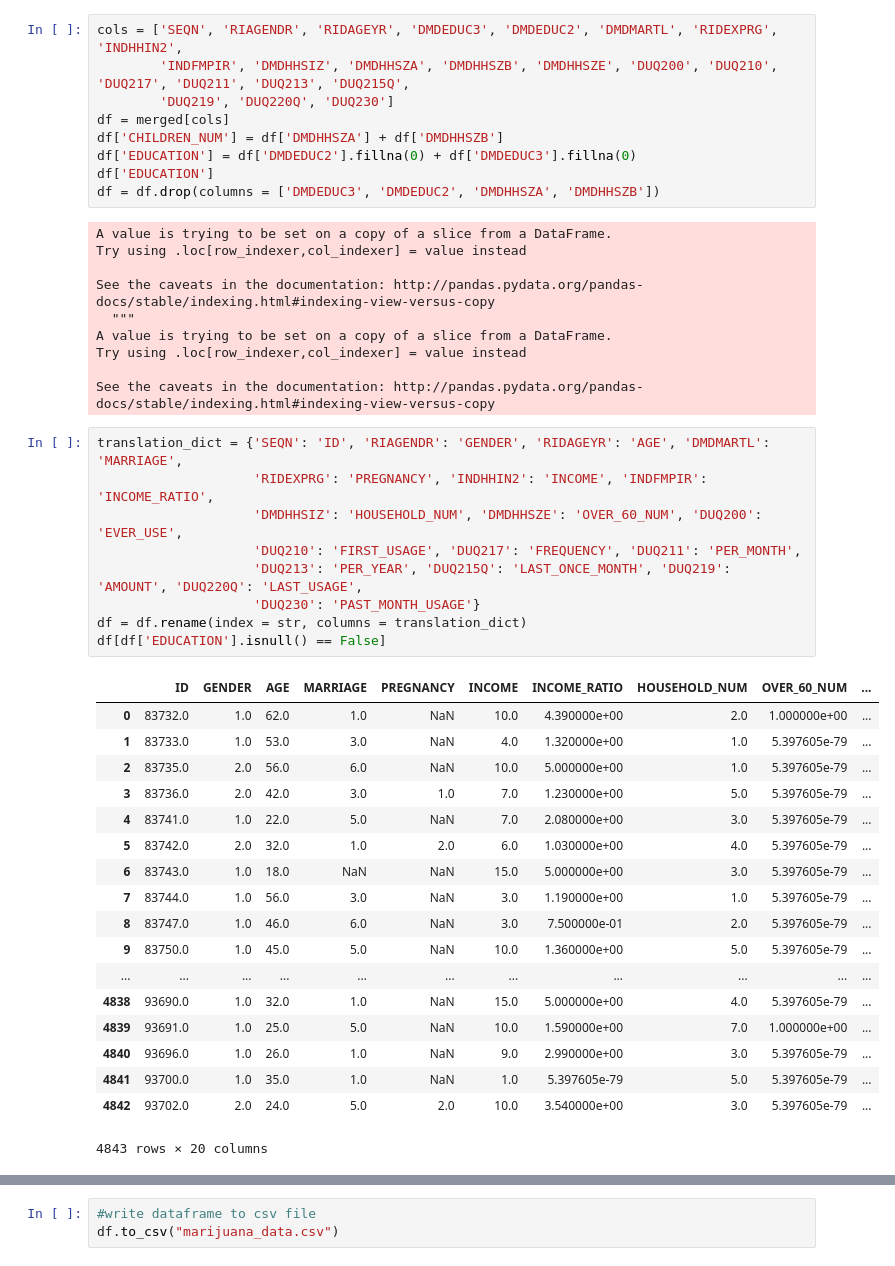
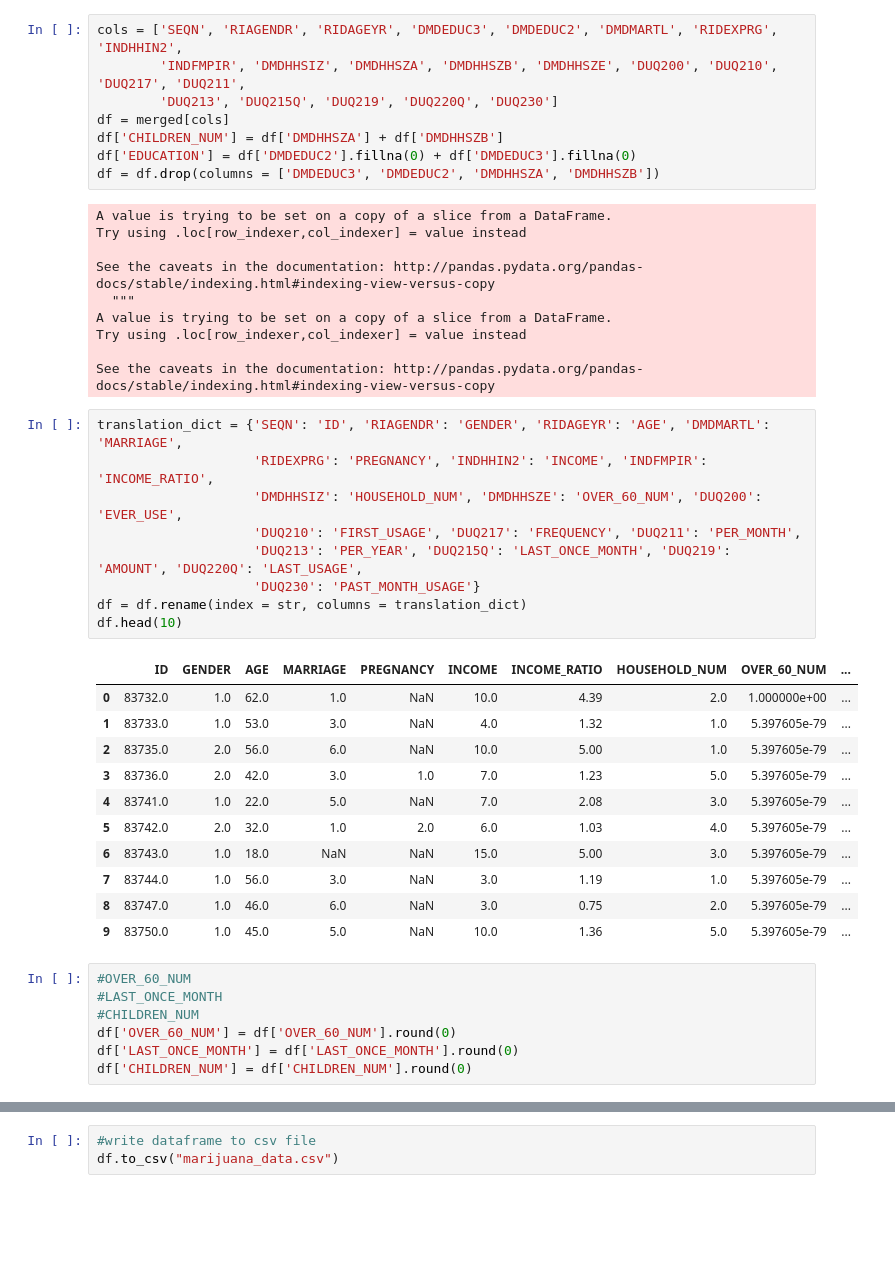
Before and after one commit to gthein/COGS108-FinalProject, a Jupyter notebook: Dataset.ipynb, the cells around one changed output, grey strips where cells are left out. Drawn from its saved outputs; the diff is of its cells as text; blank space fills up the shorter version.

```diff
--- a/Dataset.ipynb
+++ b/Dataset.ipynb
@@ -36,12 +36,11 @@ merged.head()
 5 rows × 88 columns
 # %%
 cols = ['SEQN', 'RIAGENDR', 'RIDAGEYR', 'DMDEDUC3', 'DMDEDUC2', 'DMDMARTL', 'RIDEXPRG', 'INDHHIN2',
-        'INDFMPIR', 'DMDHHSIZ', 'DMDHHSZA', 'DMDHHSZB', 'DMDHHSZE', 'DUQ200', 'DUQ210', 'DUQ217', 'DUQ211', 'DUQ213', 'DUQ215Q',
-        'DUQ219', 'DUQ220Q', 'DUQ230']
+        'INDFMPIR', 'DMDHHSIZ', 'DMDHHSZA', 'DMDHHSZB', 'DMDHHSZE', 'DUQ200', 'DUQ210', 'DUQ217', 'DUQ211',
+        'DUQ213', 'DUQ215Q', 'DUQ219', 'DUQ220Q', 'DUQ230']
 df = merged[cols]
 df['CHILDREN_NUM'] = df['DMDHHSZA'] + df['DMDHHSZB']
 df['EDUCATION'] = df['DMDEDUC2'].fillna(0) + df['DMDEDUC3'].fillna(0)
-df['EDUCATION']
 df = df.drop(columns = ['DMDEDUC3', 'DMDEDUC2', 'DMDHHSZA', 'DMDHHSZB'])
 # %% [output]
 A value is trying to be set on a copy of a slice from a DataFrame.
@@ -56,28 +55,28 @@ See the caveats in the documentation: http://pandas.pydata.org/pandas-docs/stabl
 # %%
 translation_dict = {'SEQN': 'ID', 'RIAGENDR': 'GENDER', 'RIDAGEYR': 'AGE', 'DMDMARTL': 'MARRIAGE',
                     'RIDEXPRG': 'PREGNANCY', 'INDHHIN2': 'INCOME', 'INDFMPIR': 'INCOME_RATIO',
                     'DMDHHSIZ': 'HOUSEHOLD_NUM', 'DMDHHSZE': 'OVER_60_NUM', 'DUQ200': 'EVER_USE',
                     'DUQ210': 'FIRST_USAGE', 'DUQ217': 'FREQUENCY', 'DUQ211': 'PER_MONTH',
                     'DUQ213': 'PER_YEAR', 'DUQ215Q': 'LAST_ONCE_MONTH', 'DUQ219': 'AMOUNT', 'DUQ220Q': 'LAST_USAGE',
                     'DUQ230': 'PAST_MONTH_USAGE'}
 df = df.rename(index = str, columns = translation_dict)
-df[df['EDUCATION'].isnull() == False]
+df.head(10)
 # %% [output]
 |  | ID | GENDER | AGE | MARRIAGE | PREGNANCY | INCOME | INCOME_RATIO | HOUSEHOLD_NUM | OVER_60_NUM | ... |
-| 0 | 83732.0 | 1.0 | 62.0 | 1.0 | NaN | 10.0 | 4.390000e+00 | 2.0 | 1.000000e+00 | ... |
-| 1 | 83733.0 | 1.0 | 53.0 | 3.0 | NaN | 4.0 | 1.320000e+00 | 1.0 | 5.397605e-79 | ... |
-| 2 | 83735.0 | 2.0 | 56.0 | 6.0 | NaN | 10.0 | 5.000000e+00 | 1.0 | 5.397605e-79 | ... |
-| 3 | 83736.0 | 2.0 | 42.0 | 3.0 | 1.0 | 7.0 | 1.230000e+00 | 5.0 | 5.397605e-79 | ... |
-| 4 | 83741.0 | 1.0 | 22.0 | 5.0 | NaN | 7.0 | 2.080000e+00 | 3.0 | 5.397605e-79 | ... |
-| 5 | 83742.0 | 2.0 | 32.0 | 1.0 | 2.0 | 6.0 | 1.030000e+00 | 4.0 | 5.397605e-79 | ... |
-| 6 | 83743.0 | 1.0 | 18.0 | NaN | NaN | 15.0 | 5.000000e+00 | 3.0 | 5.397605e-79 | ... |
-| 7 | 83744.0 | 1.0 | 56.0 | 3.0 | NaN | 3.0 | 1.190000e+00 | 1.0 | 5.397605e-79 | ... |
-| 8 | 83747.0 | 1.0 | 46.0 | 6.0 | NaN | 3.0 | 7.500000e-01 | 2.0 | 5.397605e-79 | ... |
-| 9 | 83750.0 | 1.0 | 45.0 | 5.0 | NaN | 10.0 | 1.360000e+00 | 5.0 | 5.397605e-79 | ... |
-| ... | ... | ... | ... | ... | ... | ... | ... | ... | ... | ... |
-| 4838 | 93690.0 | 1.0 | 32.0 | 1.0 | NaN | 15.0 | 5.000000e+00 | 4.0 | 5.397605e-79 | ... |
-| 4839 | 93691.0 | 1.0 | 25.0 | 5.0 | NaN | 10.0 | 1.590000e+00 | 7.0 | 1.000000e+00 | ... |
-| 4840 | 93696.0 | 1.0 | 26.0 | 1.0 | NaN | 9.0 | 2.990000e+00 | 3.0 | 5.397605e-79 | ... |
-| 4841 | 93700.0 | 1.0 | 35.0 | 1.0 | NaN | 1.0 | 5.397605e-79 | 5.0 | 5.397605e-79 | ... |
-| 4842 | 93702.0 | 2.0 | 24.0 | 5.0 | 2.0 | 10.0 | 3.540000e+00 | 3.0 | 5.397605e-79 | ... |
+| 0 | 83732.0 | 1.0 | 62.0 | 1.0 | NaN | 10.0 | 4.39 | 2.0 | 1.000000e+00 | ... |
+| 1 | 83733.0 | 1.0 | 53.0 | 3.0 | NaN | 4.0 | 1.32 | 1.0 | 5.397605e-79 | ... |
+| 2 | 83735.0 | 2.0 | 56.0 | 6.0 | NaN | 10.0 | 5.00 | 1.0 | 5.397605e-79 | ... |
+| 3 | 83736.0 | 2.0 | 42.0 | 3.0 | 1.0 | 7.0 | 1.23 | 5.0 | 5.397605e-79 | ... |
+| 4 | 83741.0 | 1.0 | 22.0 | 5.0 | NaN | 7.0 | 2.08 | 3.0 | 5.397605e-79 | ... |
+| 5 | 83742.0 | 2.0 | 32.0 | 1.0 | 2.0 | 6.0 | 1.03 | 4.0 | 5.397605e-79 | ... |
+| 6 | 83743.0 | 1.0 | 18.0 | NaN | NaN | 15.0 | 5.00 | 3.0 | 5.397605e-79 | ... |
+| 7 | 83744.0 | 1.0 | 56.0 | 3.0 | NaN | 3.0 | 1.19 | 1.0 | 5.397605e-79 | ... |
+| 8 | 83747.0 | 1.0 | 46.0 | 6.0 | NaN | 3.0 | 0.75 | 2.0 | 5.397605e-79 | ... |
+| 9 | 83750.0 | 1.0 | 45.0 | 5.0 | NaN | 10.0 | 1.36 | 5.0 | 5.397605e-79 | ... |
-4843 rows × 20 columns
+# %%
+#OVER_60_NUM
+#LAST_ONCE_MONTH
+#CHILDREN_NUM
+df['OVER_60_NUM'] = df['OVER_60_NUM'].round(0)
+df['LAST_ONCE_MONTH'] = df['LAST_ONCE_MONTH'].round(0)
+df['CHILDREN_NUM'] = df['CHILDREN_NUM'].round(0)
```
Also changed, not shown: parts of 1 cell of this notebook, 1 other file.
